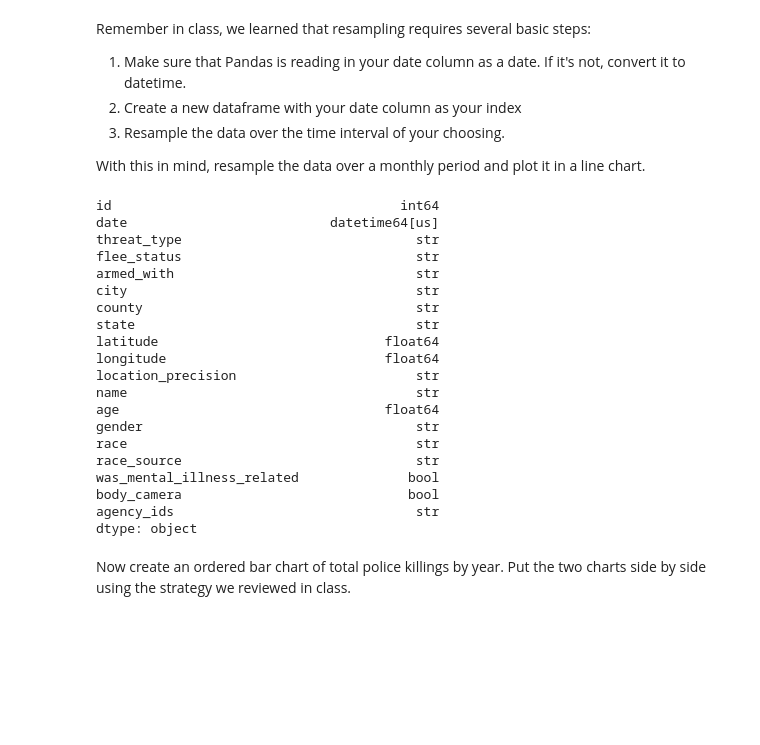
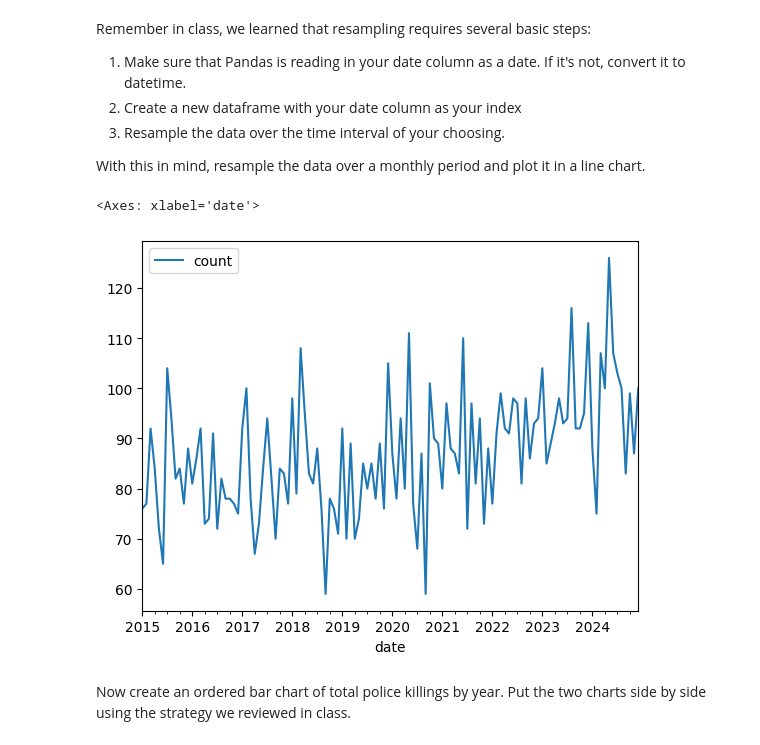
Before and after one commit to jack-walk/CUNY_adv-data, a Jupyter notebook: w6/output/homework6.ipynb, the cells around one changed output. Cells and saved outputs as stored; diff of their text form; code cells hidden in the pictures; blank space fills up the shorter version.

```diff
--- a/w6/output/homework6.ipynb
+++ b/w6/output/homework6.ipynb
@@ -67,7 +82,7 @@ Let's return to our police data to practice resampling.
 # %%
 # Remember to change the file path to match where your data is stored.
 
-police_data = pd.read_csv("data/fatal-police-shootings-data.csv", parse_dates=["date"])
+police_data = pd.read_csv("../input/fatal-police-shootings-data 2.csv", parse_dates=["date"])
 len(police_data)
 # %% [output]
 10430
@@ -90,28 +96,17 @@ Remember in class, we learned that resampling requires several basic steps:
 With this in mind, resample the data over a monthly period and plot it in a line chart.
 # %%
 # Your code here.
+
 police_data.dtypes
+
+police_data_new = police_data.set_index("date")
-# %% [output]
-id                                     int64
-date                          datetime64[us]
-threat_type                              str
-flee_status                              str
-armed_with                               str
-city                                     str
-county                                   str
-state                                    str
-latitude                             float64
-longitude                            float64
-location_precision                       str
-name                                     str
-age                                  float64
-gender                                   str
-race                                     str
-race_source                              str
-was_mental_illness_related              bool
-body_camera                             bool
-agency_ids                               str
-dtype: object
+# %%
+police_data_resampled = police_data_new.resample("ME").size().reset_index(name="count")
+
+police_data_resampled.plot(x="date", y="count", kind="line")
+# %% [output]
+<Axes: xlabel='date'>
+[figure, added]
 # %% [markdown]
 Now create an ordered bar chart of total police killings by year. Put the two charts side by side using the strategy we reviewed in class.
 # %%
```
Also changed, not shown: parts of 12 cells of this notebook, 10 other files.
